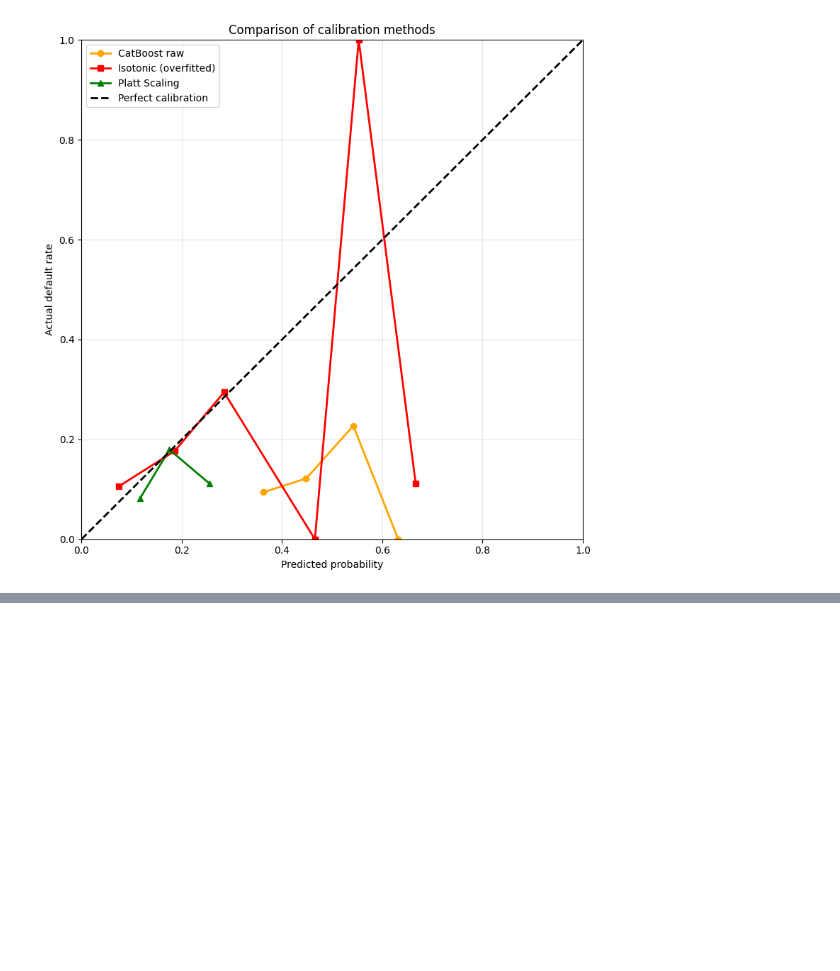
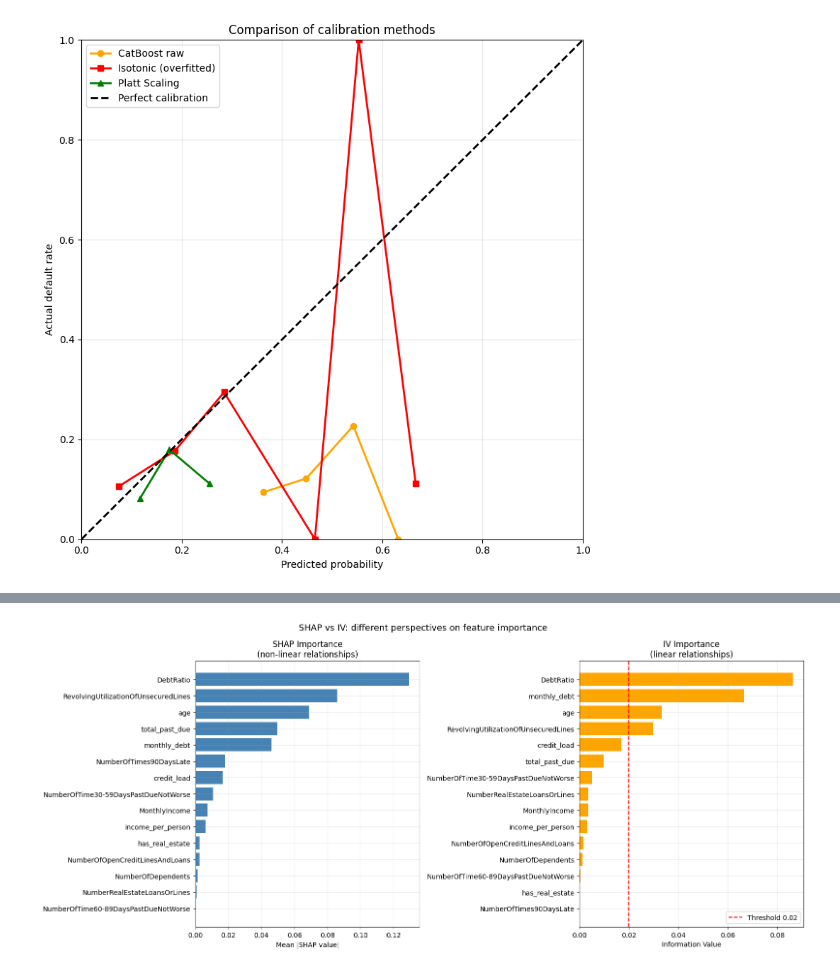
Before and after one commit to aspho-di/Credit-Scoring, a Jupyter notebook: notebooks/01_eda.ipynb, the cells around one changed output, grey strips where cells are left out. Saved outputs shown, nothing was run; the diff lists cells and outputs as text; code cells hidden in the pictures; blank space fills up the shorter version.

```diff
--- a/notebooks/01_eda.ipynb
+++ b/notebooks/01_eda.ipynb
@@ -1494,0 +1762,33 @@ Model                                  ROC-AUC
+# %%
+fig, axes = plt.subplots(1, 2, figsize=(16, 7))
+
+# Sort by SHAP
+shap_sorted = shap_importance.sort_values(
+    'shap_importance', ascending=True)
+
+# Plot 1: SHAP importance
+axes[0].barh(shap_sorted['feature'],
+             shap_sorted['shap_importance'],
+             color='steelblue')
+axes[0].set_title('SHAP Importance\n(non-linear relationships)')
+axes[0].set_xlabel('Mean |SHAP value|')
+axes[0].grid(True, alpha=0.3)
+
+# Plot 2: IV importance
+iv_sorted = shap_importance.sort_values('IV', ascending=True)
+axes[1].barh(iv_sorted['feature'],
+             iv_sorted['IV'],
+             color='orange')
+axes[1].axvline(x=0.02, color='red',
+                linestyle='--', label='Threshold 0.02')
+axes[1].set_title('IV Importance\n(linear relationships)')
+axes[1].set_xlabel('Information Value')
+axes[1].legend()
+axes[1].grid(True, alpha=0.3)
+
+plt.suptitle('SHAP vs IV: different perspectives on feature importance',
+             fontsize=13)
+plt.tight_layout()
+plt.show()
+# %% [output]
+[figure, added]
```
Also changed, not shown: parts of 20 cells of this notebook, 7 other files.
